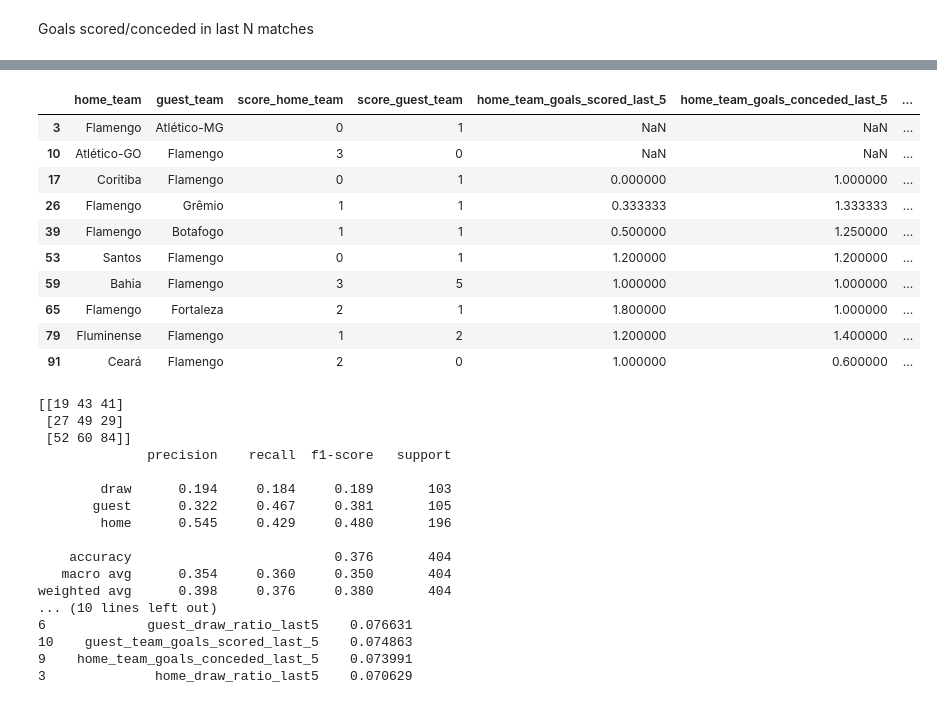
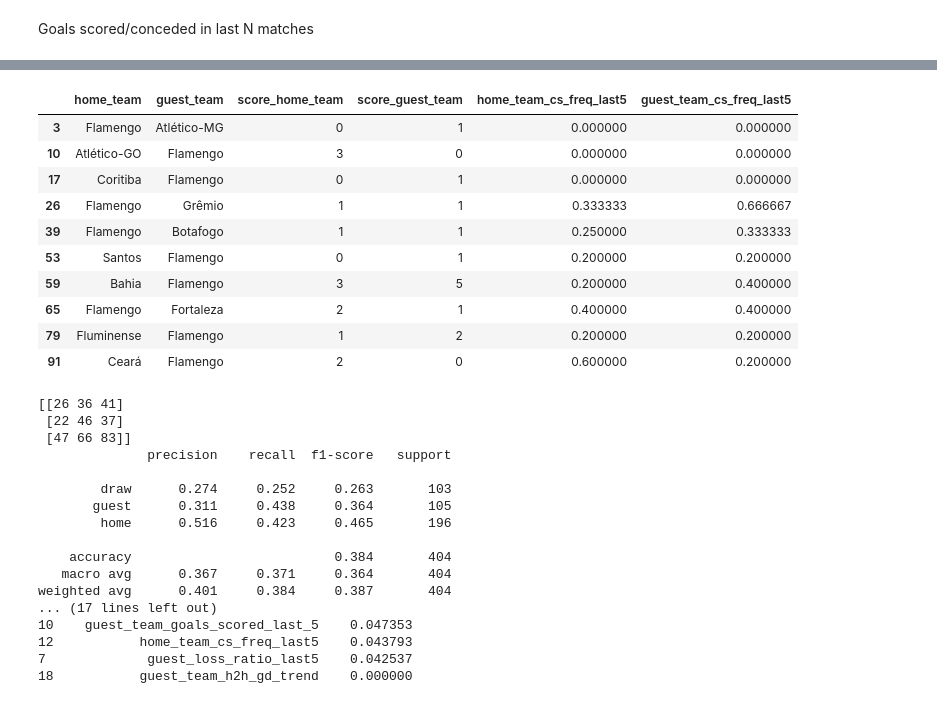
Before and after one commit to igornunespatricio/predict-soccer-match, a Jupyter notebook: notebooks/eda.ipynb, the cells around one changed output, grey strips where cells are left out. Drawn from its saved outputs; the diff is of its cells as text; code cells hidden in the pictures.

Commit message:
adding head to head features

```diff
--- a/notebooks/eda.ipynb
+++ b/notebooks/eda.ipynb
@@ -297,19 +517,19 @@ memory usage: 515.9+ KB
 # %%
 # filter flamengo in home or guest team
-final_df[(final_df['home_team'] == 'Flamengo') | (final_df['guest_team'] == 'Flamengo')][['home_team','guest_team', 'score_home_team', 'score_guest_team', 'home_team_goals_scored_last_5',
-          'home_team_goals_conceded_last_5', 'guest_team_goals_scored_last_5', 'guest_team_goals_conceded_last_5', ]].head(10)
+final_df[(final_df['home_team'] == 'Flamengo') | (final_df['guest_team'] == 'Flamengo')][['home_team','guest_team', 'score_home_team', 'score_guest_team', 'home_team_cs_freq_last5',
+          'guest_team_cs_freq_last5']].head(10)
 # %% [output]
-|  | home_team | guest_team | score_home_team | score_guest_team | home_team_goals_scored_last_5 | home_team_goals_conceded_last_5 | ... |
-| 3 | Flamengo | Atlético-MG | 0 | 1 | NaN | NaN | ... |
-| 10 | Atlético-GO | Flamengo | 3 | 0 | NaN | NaN | ... |
-| 17 | Coritiba | Flamengo | 0 | 1 | 0.000000 | 1.000000 | ... |
-| 26 | Flamengo | Grêmio | 1 | 1 | 0.333333 | 1.333333 | ... |
-| 39 | Flamengo | Botafogo | 1 | 1 | 0.500000 | 1.250000 | ... |
-| 53 | Santos | Flamengo | 0 | 1 | 1.200000 | 1.200000 | ... |
-| 59 | Bahia | Flamengo | 3 | 5 | 1.000000 | 1.000000 | ... |
-| 65 | Flamengo | Fortaleza | 2 | 1 | 1.800000 | 1.000000 | ... |
-| 79 | Fluminense | Flamengo | 1 | 2 | 1.200000 | 1.400000 | ... |
-| 91 | Ceará | Flamengo | 2 | 0 | 1.000000 | 0.600000 | ... |
+|  | home_team | guest_team | score_home_team | score_guest_team | home_team_cs_freq_last5 | guest_team_cs_freq_last5 |
+| 3 | Flamengo | Atlético-MG | 0 | 1 | 0.000000 | 0.000000 |
+| 10 | Atlético-GO | Flamengo | 3 | 0 | 0.000000 | 0.000000 |
+| 17 | Coritiba | Flamengo | 0 | 1 | 0.000000 | 0.000000 |
+| 26 | Flamengo | Grêmio | 1 | 1 | 0.333333 | 0.666667 |
+| 39 | Flamengo | Botafogo | 1 | 1 | 0.250000 | 0.333333 |
+| 53 | Santos | Flamengo | 0 | 1 | 0.200000 | 0.200000 |
+| 59 | Bahia | Flamengo | 3 | 5 | 0.200000 | 0.400000 |
+| 65 | Flamengo | Fortaleza | 2 | 1 | 0.400000 | 0.400000 |
+| 79 | Fluminense | Flamengo | 1 | 2 | 0.200000 | 0.200000 |
+| 91 | Ceará | Flamengo | 2 | 0 | 0.600000 | 0.200000 |
 # %%
 from matplotlib import pyplot as plt
 import pandas as pd
@@ -333,7 +553,13 @@ features = [
 
     'home_win_ratio_last5', 'home_draw_ratio_last5', 'home_loss_ratio_last5', 'guest_win_ratio_last5', 'guest_draw_ratio_last5', 'guest_loss_ratio_last5',
 
-    'home_team_goals_scored_last_5', 'home_team_goals_conceded_last_5', 'guest_team_goals_scored_last_5', 'guest_team_goals_conceded_last_5'
+    'home_team_goals_scored_last_5', 'home_team_goals_conceded_last_5', 'guest_team_goals_scored_last_5', 'guest_team_goals_conceded_last_5',
+
+    'home_team_cs_freq_last5', 'guest_team_cs_freq_last5',
+
+    'home_team_h2h_win_pct', 'guest_team_h2h_win_pct', 'h2h_draw_pct',
+
+    'home_team_h2h_gd_trend', 'guest_team_h2h_gd_trend'
 ]
 
 X = df[features]
@@ -370,14 +596,6 @@ class_names = le.inverse_transform([0, 1, 2])  # ['home', 'draw', 'guest']
 cm = confusion_matrix(y_test, y_pred)
 
 print(cm)
-# # Display the confusion matrix
-# disp = ConfusionMatrixDisplay(
-#     confusion_matrix=cm,
-#     display_labels=class_names  # ['home', 'draw', 'guest']
-# )
-# disp.plot(cmap=plt.cm.Blues)
-# plt.title('Confusion Matrix - Match Outcome Prediction')
-# plt.show()
 
 print(classification_report(
     y_test,
@@ -395,20 +613,20 @@ feature_importance = pd.DataFrame({
 
 print(feature_importance)
 # %% [output]
-[[19 43 41]
- [27 49 29]
- [52 60 84]]
+[[26 36 41]
+ [22 46 37]
+ [47 66 83]]
               precision    recall  f1-score   support
 
-        draw      0.194     0.184     0.189       103
-       guest      0.322     0.467     0.381       105
-        home      0.545     0.429     0.480       196
+        draw      0.274     0.252     0.263       103
+       guest      0.311     0.438     0.364       105
+        home      0.516     0.423     0.465       196
 
-    accuracy                          0.376       404
-   macro avg      0.354     0.360     0.350       404
-weighted avg      0.398     0.376     0.380       404
-... (10 lines left out)
-6             guest_draw_ratio_last5    0.076631
-10    guest_team_goals_scored_last_5    0.074863
-9    home_team_goals_conceded_last_5    0.073991
-3              home_draw_ratio_last5    0.070629
+    accuracy                          0.384       404
+   macro avg      0.367     0.371     0.364       404
+weighted avg      0.401     0.384     0.387       404
+... (17 lines left out)
+10    guest_team_goals_scored_last_5    0.047353
+12           home_team_cs_freq_last5    0.043793
+7             guest_loss_ratio_last5    0.042537
+18           guest_team_h2h_gd_trend    0.000000
```
Also changed, not shown: parts of 8 cells of this notebook, 1 other file.
